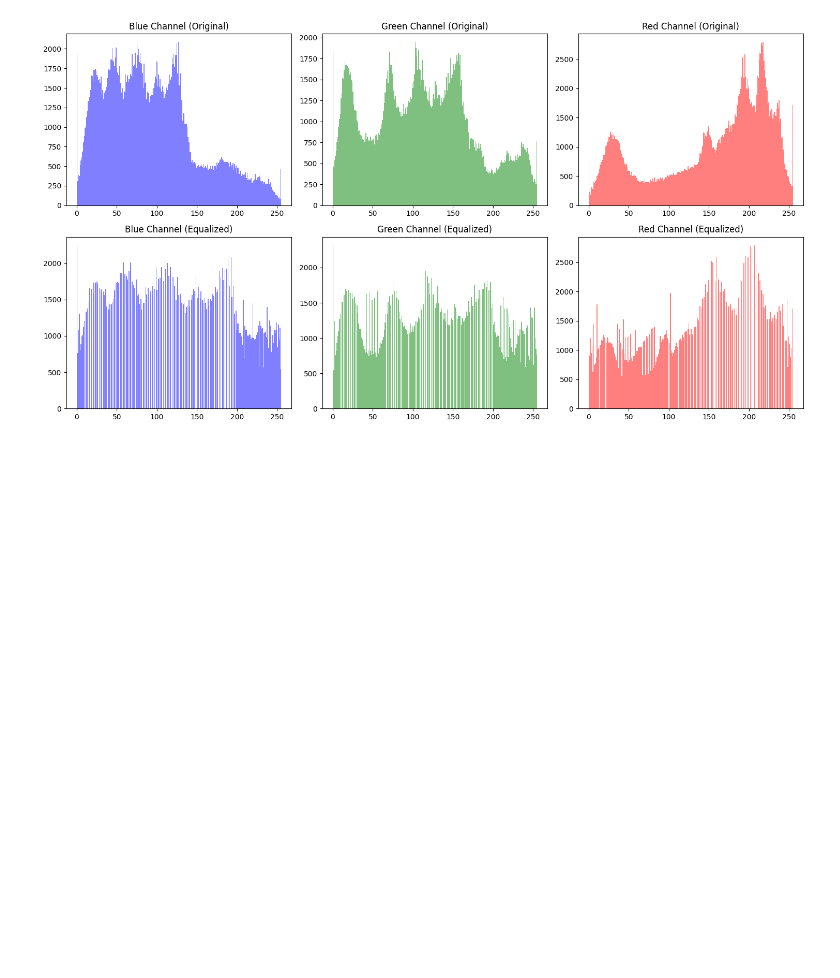
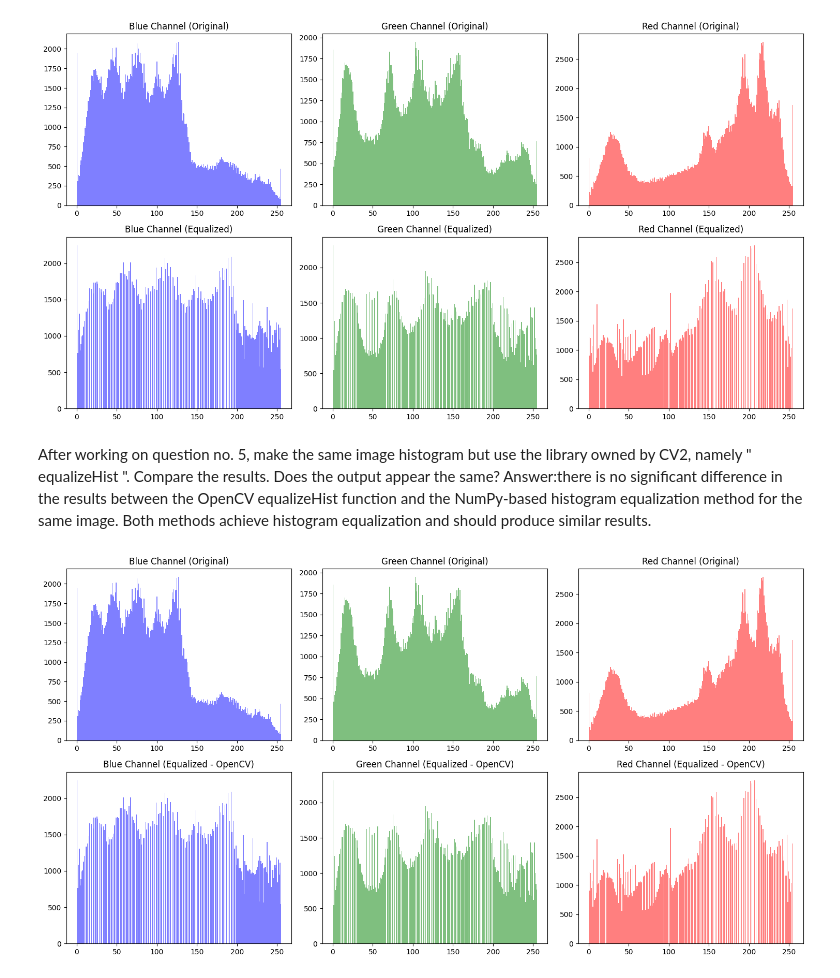
Before and after one commit to Asadsammar/PCVK_TI3I, a Jupyter notebook: Week6_Assignment.ipynb, the cells around one changed output. Drawn from its saved outputs; the diff is of its cells as text; code cells hidden in the pictures; blank space fills up the shorter version.

```diff
--- a/Week6_Assignment.ipynb
+++ b/Week6_Assignment.ipynb
@@ -132,3 +137,50 @@ plt.tight_layout()
 plt.show()
 # %% [output]
 [figure]
+# %% [markdown]
+After working on question no. 5, make the same image histogram but use the library
+owned by CV2, namely " equalizeHist ". Compare the results. Does the output
+appear the same?
+Answer:there is no significant difference in the results between the OpenCV equalizeHist function and the NumPy-based histogram equalization method for the same image. Both methods achieve histogram equalization and should produce similar results.
+# %%
+import cv2
+import matplotlib.pyplot as plt
+import numpy as np
+
+# Load the RGB image
+image = cv2.imread('/content/drive/MyDrive/PVCK_images/lena.jpg')
+
+# Split the image into its color channels
+blue, green, red = cv2.split(image)
+
+# Perform histogram equalization using OpenCV for each channel
+blue_equalized = cv2.equalizeHist(blue)
+green_equalized = cv2.equalizeHist(green)
+red_equalized = cv2.equalizeHist(red)
+
+# Create bins for histogram
+bins = np.arange(256)
+
+# Create separate vertical figures for each channel's histograms
+fig, axs = plt.subplots(2, 3, figsize=(15, 8))
+
+# Plot histograms for the original image
+axs[0, 0].hist(blue.ravel(), bins=256, color='b', alpha=0.5)
+axs[0, 0].set_title('Blue Channel (Original)')
+axs[0, 1].hist(green.ravel(), bins=256, color='g', alpha=0.5)
+axs[0, 1].set_title('Green Channel (Original)')
+axs[0, 2].hist(red.ravel(), bins=256, color='r', alpha=0.5)
+axs[0, 2].set_title('Red Channel (Original)')
+
+# Plot histograms for the equalized image using OpenCV
+axs[1, 0].hist(blue_equalized.ravel(), bins=256, color='b', alpha=0.5)
+axs[1, 0].set_title('Blue Channel (Equalized - OpenCV)')
+axs[1, 1].hist(green_equalized.ravel(), bins=256, color='g', alpha=0.5)
+axs[1, 1].set_title('Green Channel (Equalized - OpenCV)')
+axs[1, 2].hist(red_equalized.ravel(), bins=256, color='r', alpha=0.5)
+axs[1, 2].set_title('Red Channel (Equalized - OpenCV)')
+
+plt.tight_layout()
+plt.show()
+# %% [output]
+[figure, added]
```
Also changed, not shown: parts of 6 cells of this notebook.
